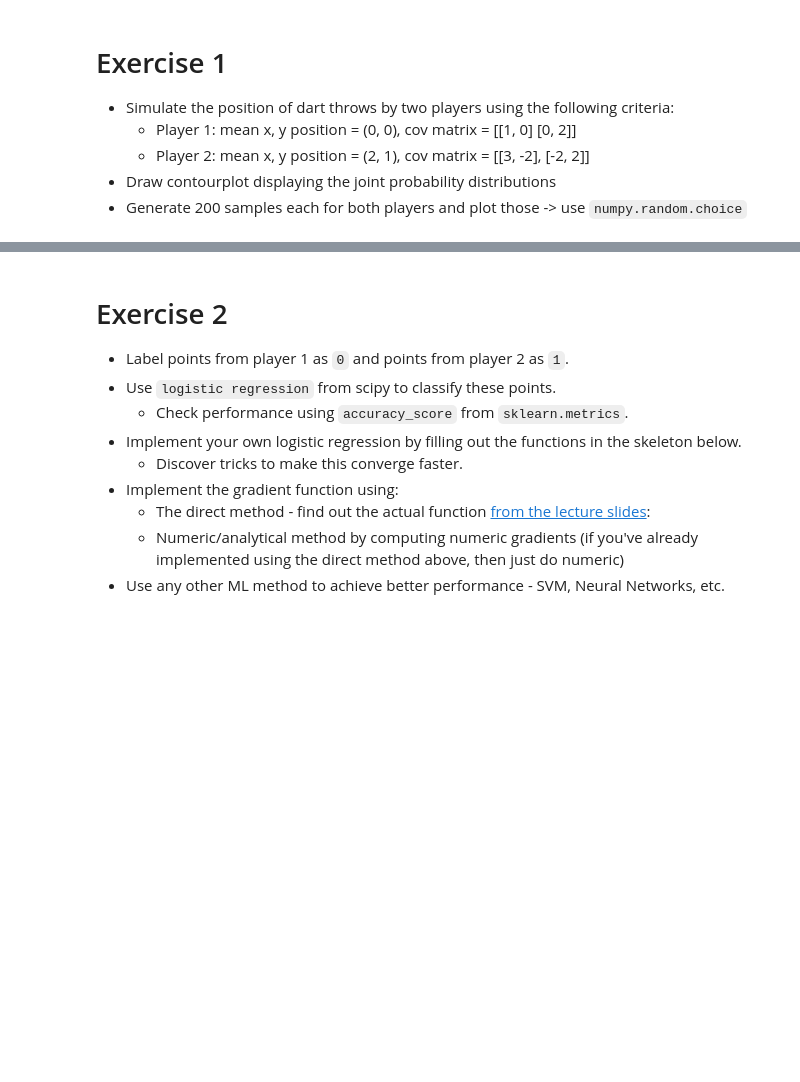
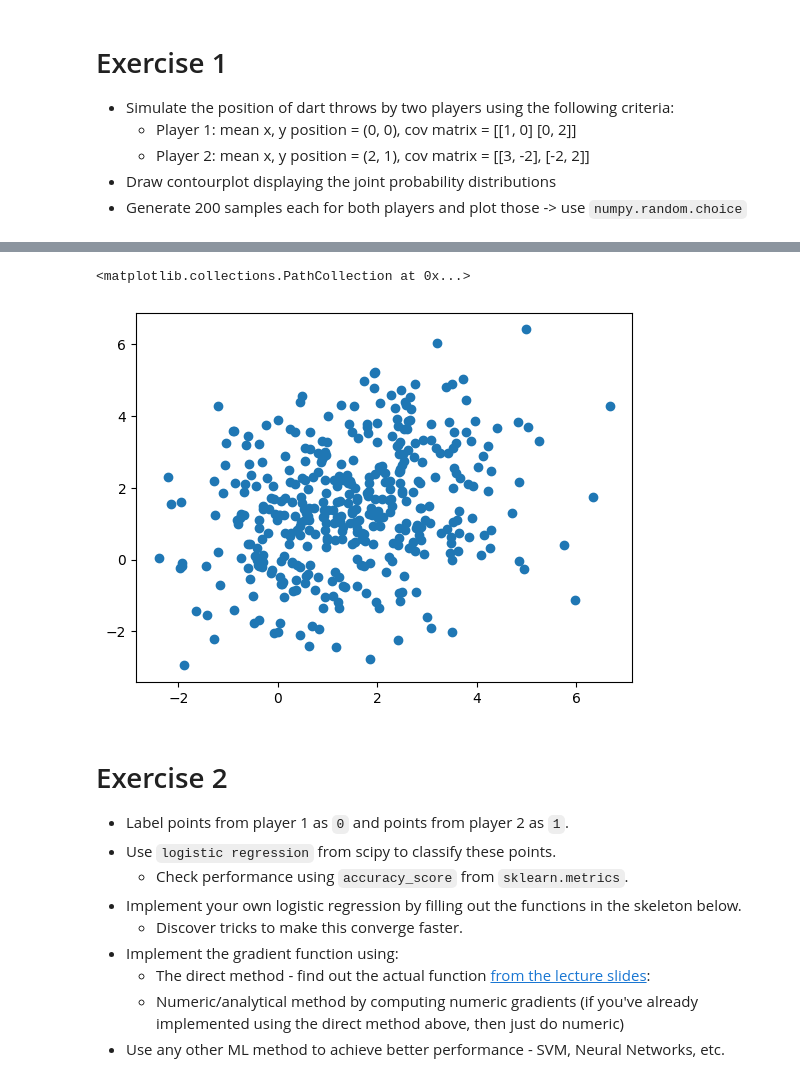
Before and after one commit to sudiptiwari/ai_school_2023, a Jupyter notebook: Lab_1.ipynb, the cells around one changed output, grey strips where cells are left out. Saved outputs shown, nothing was run; the diff lists cells and outputs as text; code cells hidden in the pictures; blank space fills up the shorter version.

```diff
--- a/Lab_1.ipynb
+++ b/Lab_1.ipynb
@@ -28,0 +44,12 @@ s= stats.multivariate_normal(mean, cov, [2, 800])
+# %%
+# Player 2
+mean2 = (2, 1)
+cov2 = [[3, -2],[-2, 2]]
+size2 = [2,200]
+q = np.random.multivariate_normal(mean2, cov2, size2)
+b = q.shape
+print(f'Shape of q is{b}')
+print(f'We obtain 2 sets of 20 dart throws, each with 2 values viz. x and y coordinate')
+print(f'Player 2 dart throws location in 2 sets of 20 throws is:\n{q}\n')
+#q, q.shape  // can also be displayed this way
+s = stats.multivariate_normal(mean2, cov2, size2)
@@ -29,3 +84,9 @@ s= stats.multivariate_normal(mean, cov, [2, 800])
+# %%
+# Plotting scatterplot of Player 2
+plt.scatter(q[0],q[1])
+# %% [output]
+<matplotlib.collections.PathCollection at 0x...>
+[figure, added]
 # %% [markdown]
 # Exercise 2
 - Label points from player 1 as `0` and points from player 2 as `1`.
```
Also changed, not shown: parts of 6 cells of this notebook.
